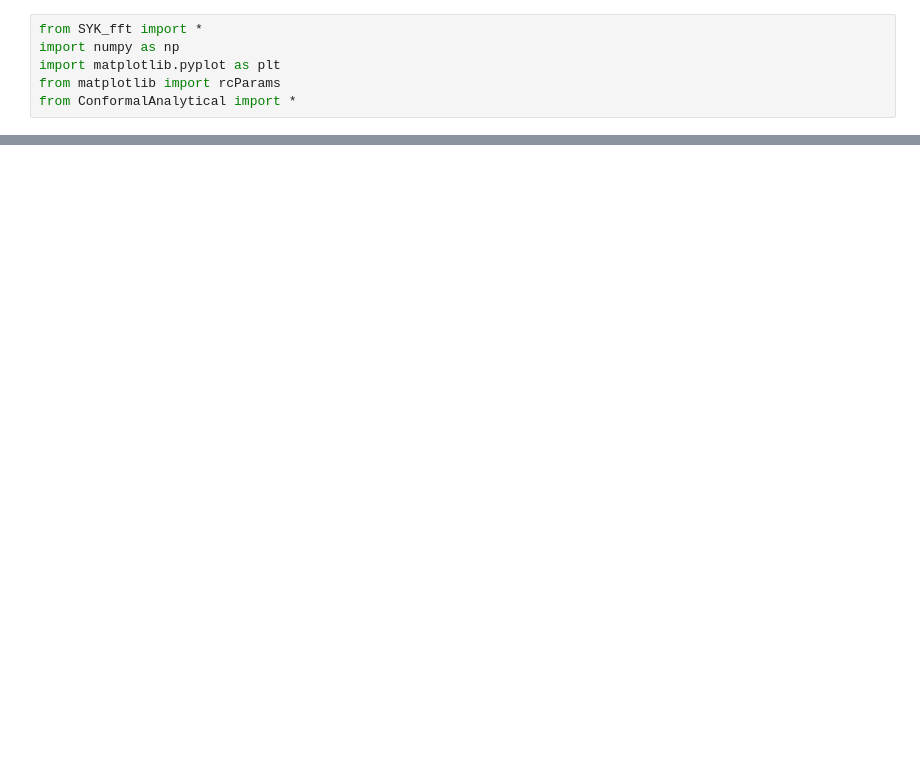
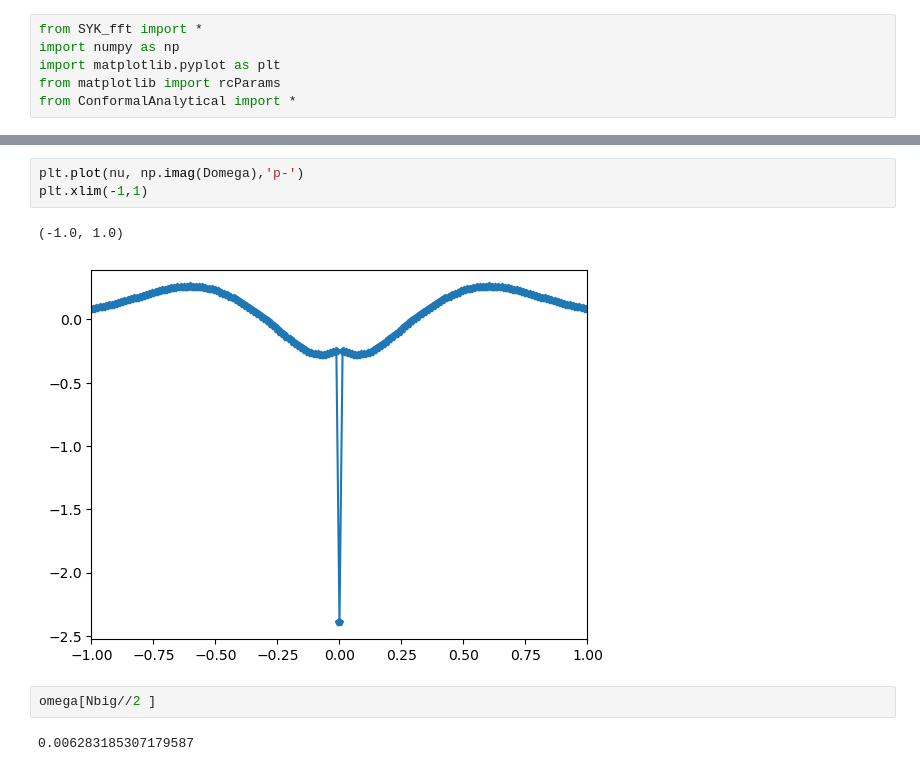
Before and after one commit to aravindhshankar/TwoSidedYSYK, a Jupyter notebook: Esterlis_SchmalianImagTime.ipynb, the cells around one changed output, grey strips where cells are left out. Saved outputs shown, nothing was run; the diff lists cells and outputs as text; blank space fills up the shorter version.

```diff
--- a/Esterlis_SchmalianImagTime.ipynb
+++ b/Esterlis_SchmalianImagTime.ipynb
@@ -87,0 +101,10 @@ ax[1].legend()
+# %%
+plt.plot(nu, np.imag(Domega),'p-')
+plt.xlim(-1,1)
+# %% [output]
+(-1.0, 1.0)
+[figure, added]
+# %%
+omega[Nbig//2 ]
+# %% [output]
+0.006283185307179587
```
Also changed, not shown: parts of 7 cells of this notebook.
